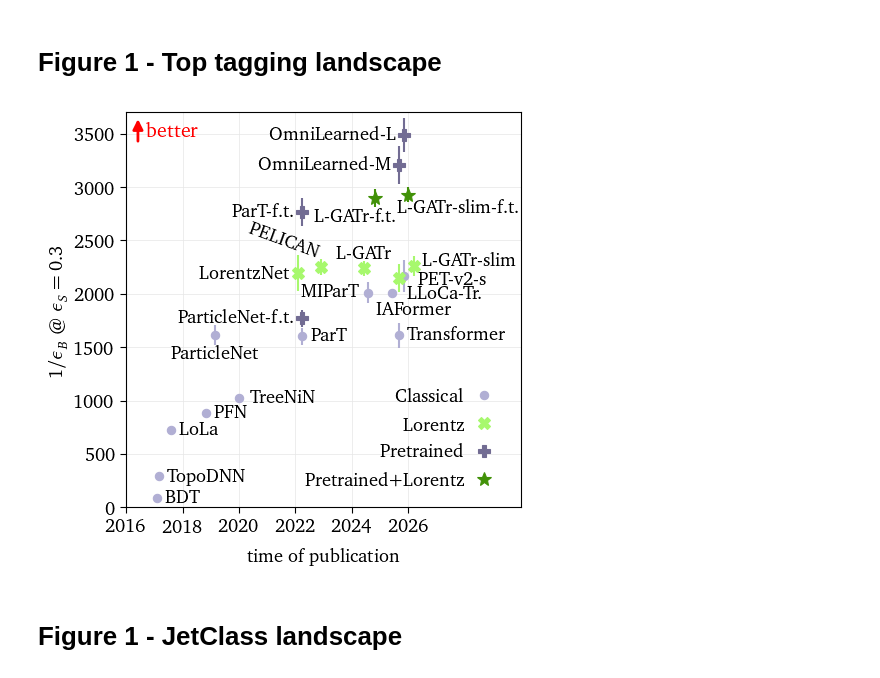
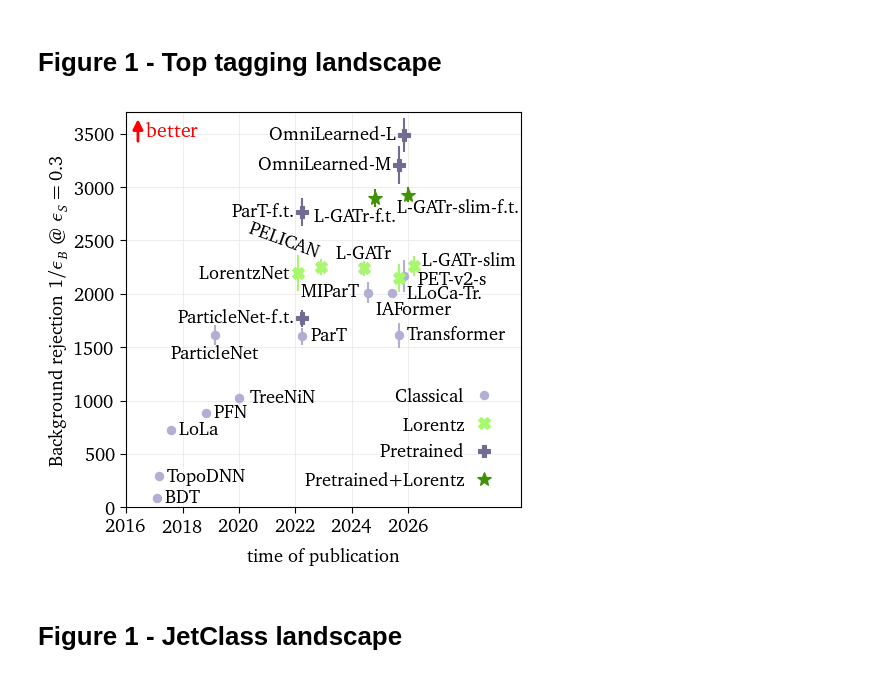
Before and after one commit to heidelberg-hepml/tagger-quantization, a Jupyter notebook: notebooks/plots.ipynb, the cells around one changed output. Drawn from its saved outputs; the diff is of its cells as text; code cells hidden in the pictures.

```diff
--- a/notebooks/plots.ipynb
+++ b/notebooks/plots.ipynb
@@ -395,35 +395,35 @@ ax.errorbar(x0, x1, yerr=unc, color=colors[idx])
 kwargs_local["verticalalignment"] = "top"
 kwargs_local["horizontalalignment"] = "center"
 ax.text(x0-0.7, x1-80, label, **kwargs_local)
 
 label = "L-GATr-slim-f.t."
 x0, x1, unc, idx = get_vals(label)
 ax.plot(x0, x1, marker=markers[idx], color=colors[idx], markersize=markersize[idx])
 ax.errorbar(x0, x1, yerr=unc, color=colors[idx])
 ax.text(x0-0.4, x1-120, label, **kwargs)
 
 ax.set_xlabel(r"time of publication", fontsize=FONTSIZE)
-ax.set_ylabel(r"$1/\epsilon_B\ @\ \epsilon_S=0.3$", fontsize=FONTSIZE)
+ax.set_ylabel(r"Background rejection $1/\epsilon_B\ @\ \epsilon_S=0.3$", fontsize=FONTSIZE)
 ax.set_xlim(2016, 2030)
 ax.grid(lw=0.5)
 ax.set_ylim(0, 3700)
 custom_entries = [
     matplotlib.lines.Line2D([0], [0], color=colors[i], linestyle="None",
                             marker=markers[i], markersize=markersize[i], label=labels[i])
     for i in range(4)
 ]
 ax.legend(handles=custom_entries, loc=4, frameon=False, fontsize=FONTSIZE,
          markerfirst=False, handletextpad=0)
 
 ax.tick_params(axis='both', which='major', labelsize=FONTSIZE)
 ax.xaxis.set_label_coords(0.5, X_LABEL_POS)
 ax.yaxis.set_label_coords(Y_LABEL_POS, 0.5)
 ax.set_xticks([2016,2018,2020,2022,2024,2026])
 plt.subplots_adjust(LEFT, BOTTOM, RIGHT, TOP)
 fig.savefig("top_landscape.pdf", format="pdf")
 plt.show()
 # %% [output]
-[figure, old version]
+[figure, new version]
 # %% [markdown]
 # Figure 1 - JetClass landscape
 # %%
```
Also changed, not shown: parts of 5 cells of this notebook.
